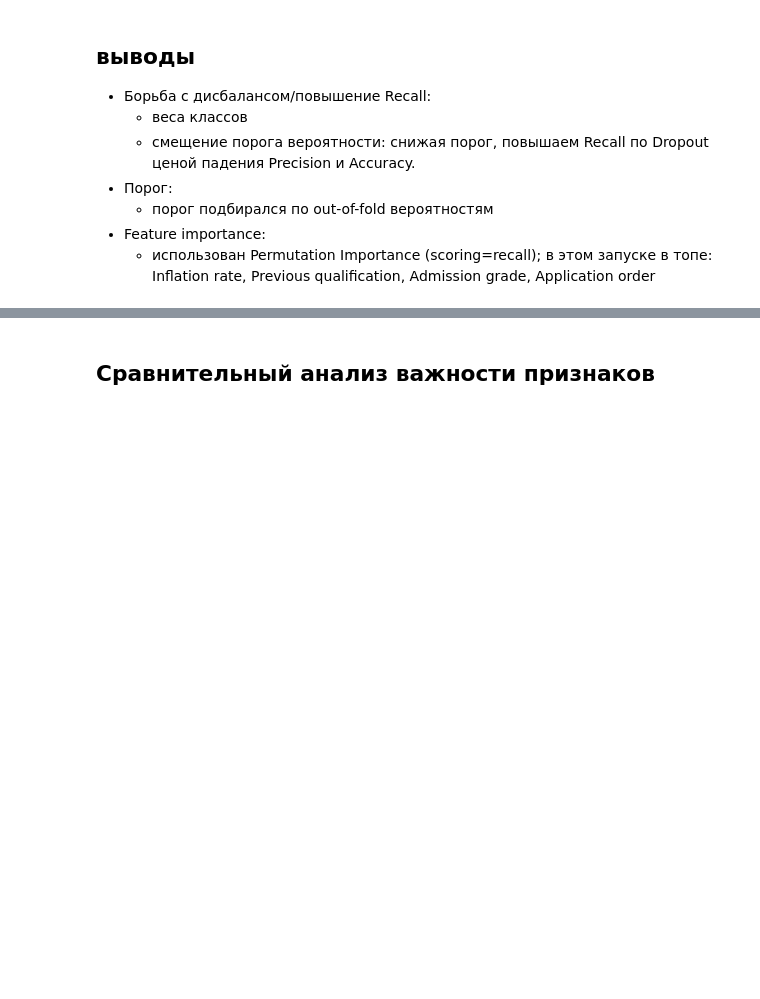
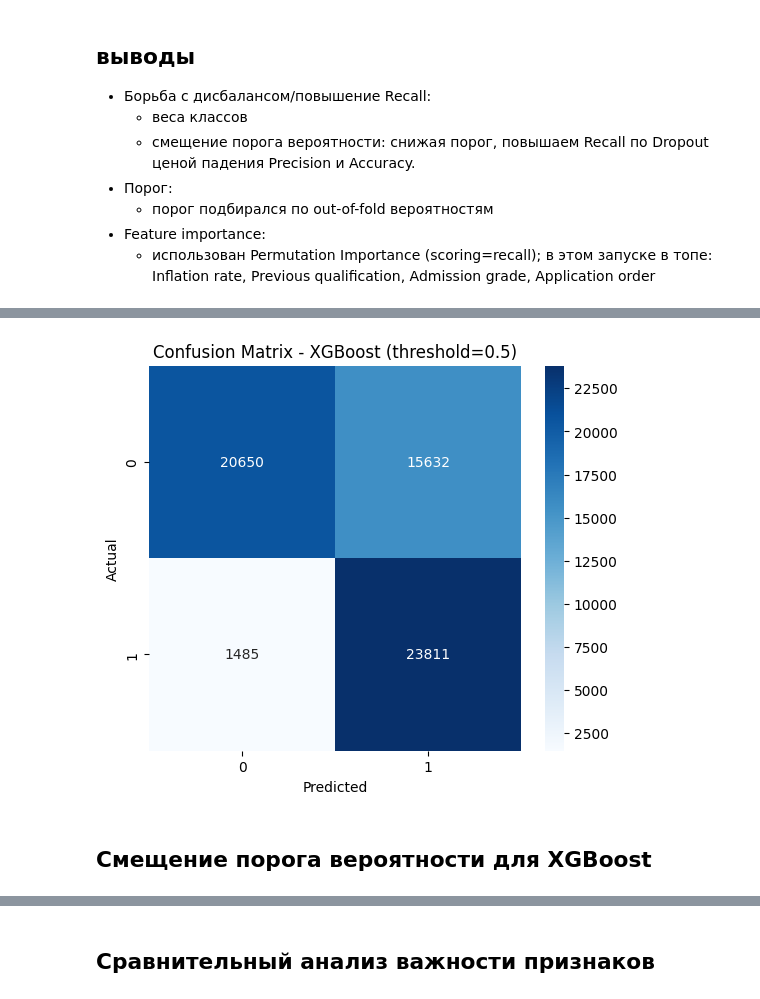
Before and after one commit to Tsur1k/ML-case4, a Jupyter notebook: notebooks/main.ipynb, the cells around one changed output, grey strips where cells are left out. Saved outputs shown, nothing was run; the diff lists cells and outputs as text; code cells hidden in the pictures; blank space fills up the shorter version.

Commit message:
Add XGBoost and LightGBM boosting models with hyperparameter optimization

```diff
--- a/notebooks/main.ipynb
+++ b/notebooks/main.ipynb
@@ -1323,0 +1310,9 @@ weighted avg       0.83      0.79      0.79     61578
+# %%
+print("Оптимизация гиперпараметров XGBoost")
+xgb_study = optuna.create_study(direction='maximize', study_name='xgb_opt')
+xgb_study.optimize(xgb_objective, n_trials=50, show_progress_bar=True)
+
+print(f"\nЛучший recall: {xgb_study.best_value:.4f}")
+print("\nЛучшие параметры:")
+for key, value in xgb_study.best_params.items():
+    print(f"  {key}: {value}")
@@ -1323,0 +1333,9 @@ weighted avg       0.83      0.79      0.79     61578
+# %%
+best_xgb_params = xgb_study.best_params.copy()
+xgb_pipeline = create_xgb_pipeline(best_xgb_params)
+
+cv = StratifiedKFold(n_splits=5, shuffle=True, random_state=42)
+y_pred_xgb = cross_val_predict(xgb_pipeline, X, y, cv=cv, n_jobs=-1)
+
+print("Classification Report - XGBoost (threshold=0.5):")
+print(classification_report(y, y_pred_xgb))
@@ -1323,0 +1352,11 @@ weighted avg       0.83      0.79      0.79     61578
+# %%
+plt.figure(figsize=(6, 5))
+sns.heatmap(confusion_matrix(y, y_pred_xgb), annot=True, fmt='d', cmap='Blues')
+plt.xlabel('Predicted')
+plt.ylabel('Actual')
+plt.title('Confusion Matrix - XGBoost (threshold=0.5)')
+plt.show()
+# %% [output]
+[figure, added]
+# %% [markdown]
+## Смещение порога вероятности для XGBoost
```
Also changed, not shown: parts of 32 cells of this notebook, 1 other file.
